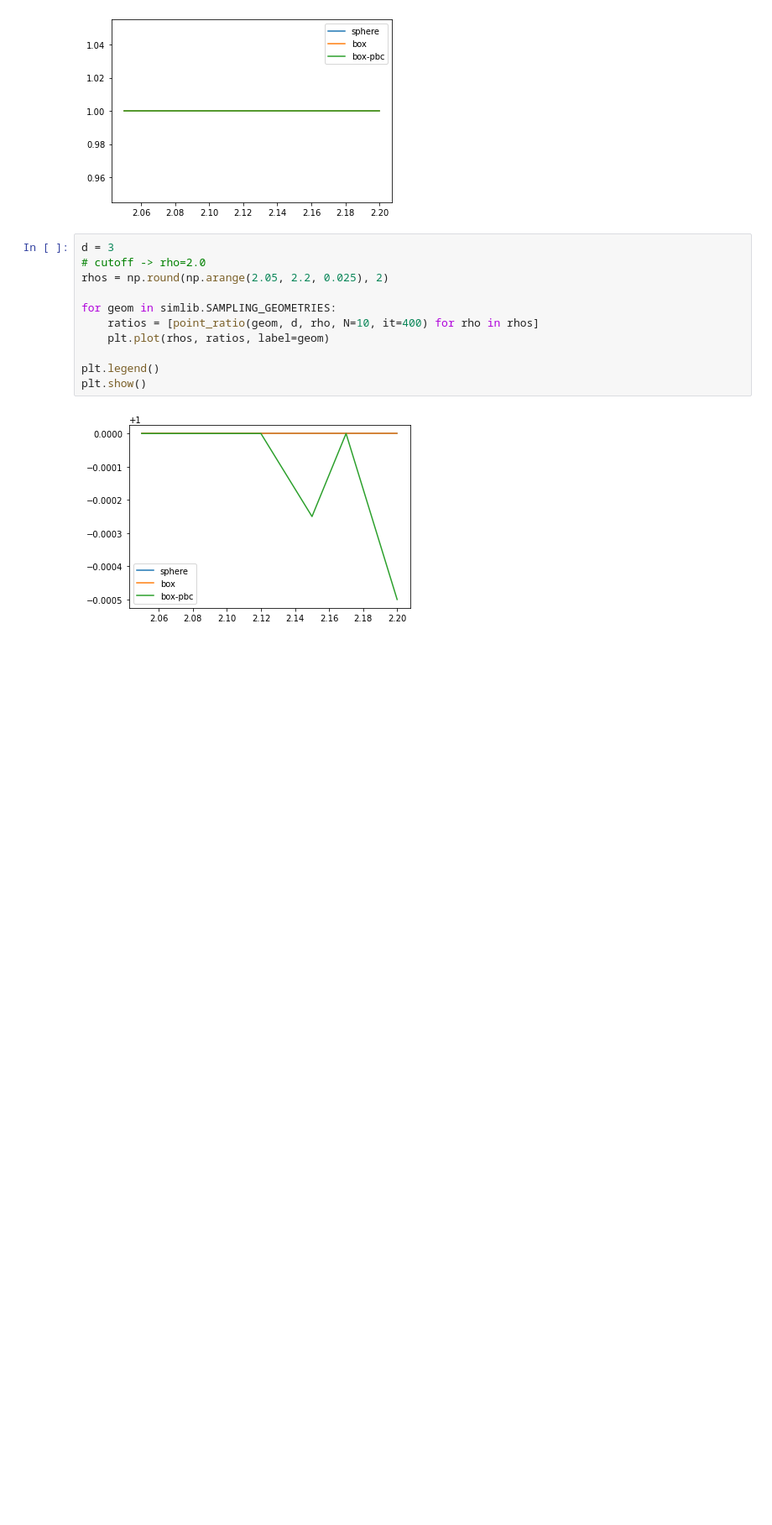
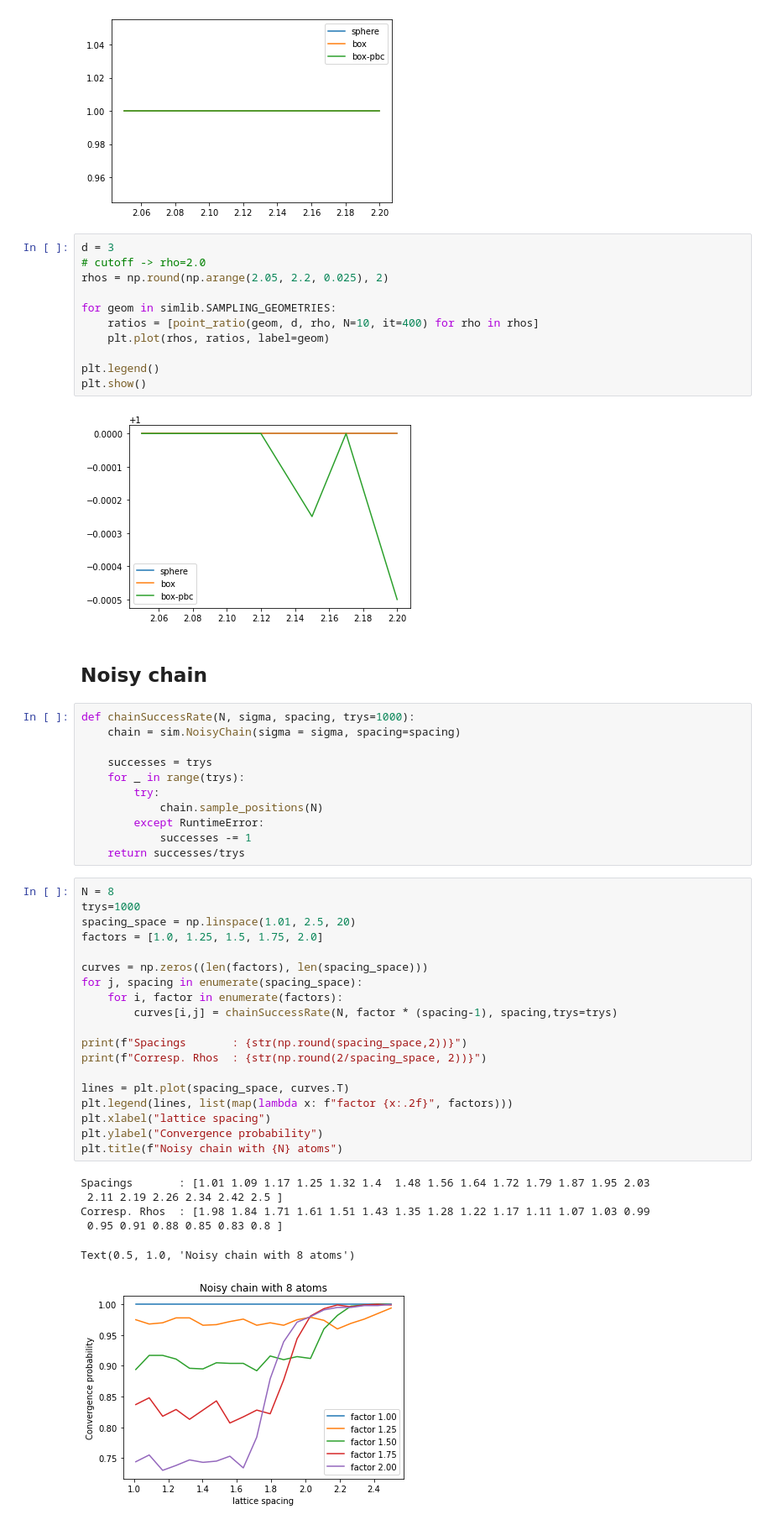
Before and after one commit to abraemer/heisensim, a Jupyter notebook: demo/rho_scaling.ipynb, the cells around one changed output. Shown: that part at 84% size. Cells and saved outputs as stored; diff of their text form; blank space fills up the shorter version.

```diff
--- a/demo/rho_scaling.ipynb
+++ b/demo/rho_scaling.ipynb
@@ -102,3 +102,42 @@ plt.legend()
 plt.show()
 # %% [output]
 [figure]
+# %% [markdown]
+## Noisy chain
+# %%
+def chainSuccessRate(N, sigma, spacing, trys=1000):
+    chain = sim.NoisyChain(sigma = sigma, spacing=spacing)
+
+    successes = trys
+    for _ in range(trys):
+        try:
+            chain.sample_positions(N)
+        except RuntimeError:
+            successes -= 1
+    return successes/trys
+# %%
+N = 8
+trys=1000
+spacing_space = np.linspace(1.01, 2.5, 20)
+factors = [1.0, 1.25, 1.5, 1.75, 2.0]
+
+curves = np.zeros((len(factors), len(spacing_space)))
+for j, spacing in enumerate(spacing_space):
+    for i, factor in enumerate(factors):
+        curves[i,j] = chainSuccessRate(N, factor * (spacing-1), spacing,trys=trys)
+
+print(f"Spacings       : {str(np.round(spacing_space,2))}")
+print(f"Corresp. Rhos  : {str(np.round(2/spacing_space, 2))}")
+
+lines = plt.plot(spacing_space, curves.T)
+plt.legend(lines, list(map(lambda x: f"factor {x:.2f}", factors)))
+plt.xlabel("lattice spacing")
+plt.ylabel("Convergence probability")
+plt.title(f"Noisy chain with {N} atoms")
+# %% [output]
+Spacings       : [1.01 1.09 1.17 1.25 1.32 1.4  1.48 1.56 1.64 1.72 1.79 1.87 1.95 2.03
+ 2.11 2.19 2.26 2.34 2.42 2.5 ]
+Corresp. Rhos  : [1.98 1.84 1.71 1.61 1.51 1.43 1.35 1.28 1.22 1.17 1.11 1.07 1.03 0.99
+ 0.95 0.91 0.88 0.85 0.83 0.8 ]
+Text(0.5, 1.0, 'Noisy chain with 8 atoms')
+[figure, added]
```
Also changed, not shown: parts of 1 cell of this notebook, 5 other files.
